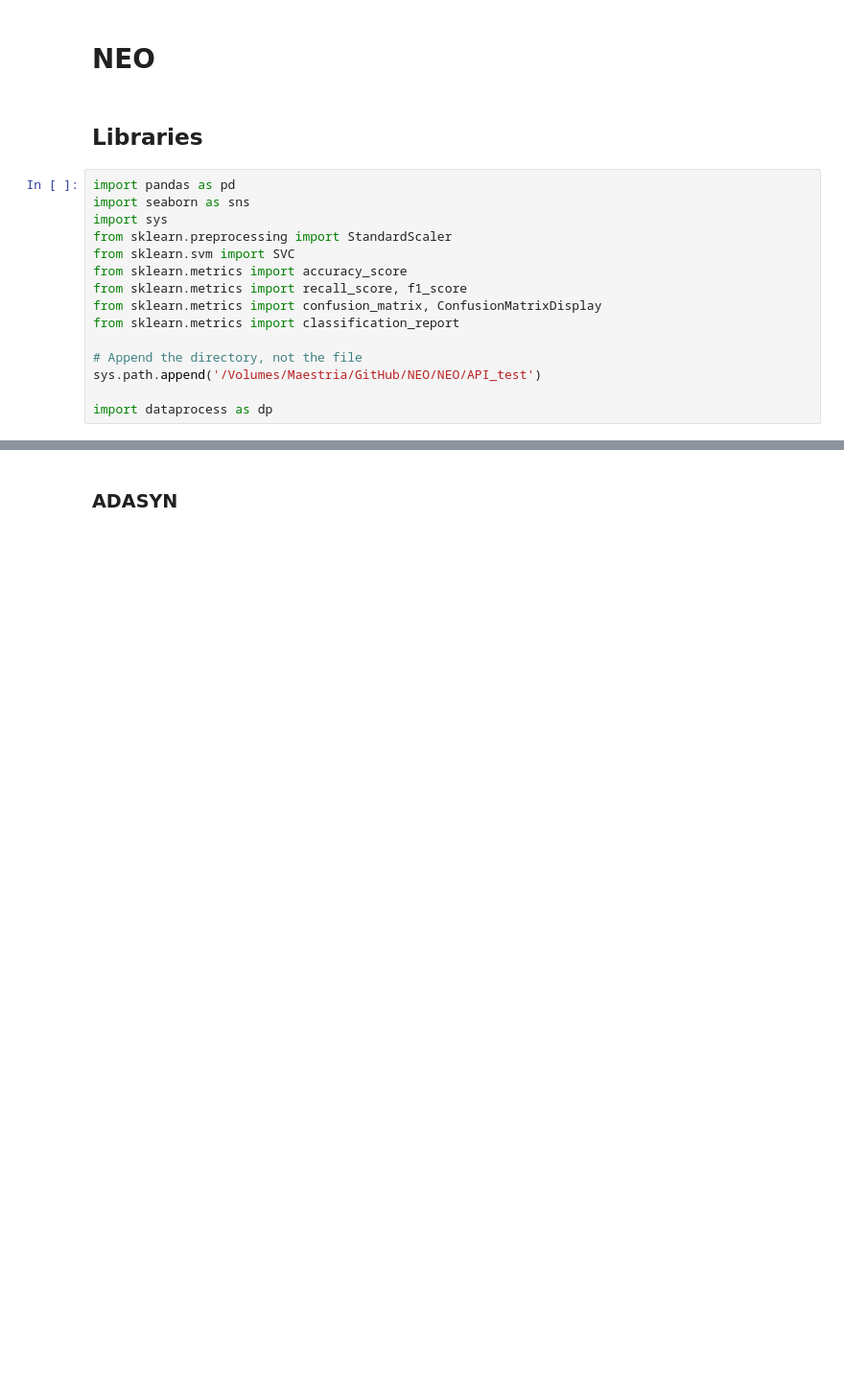
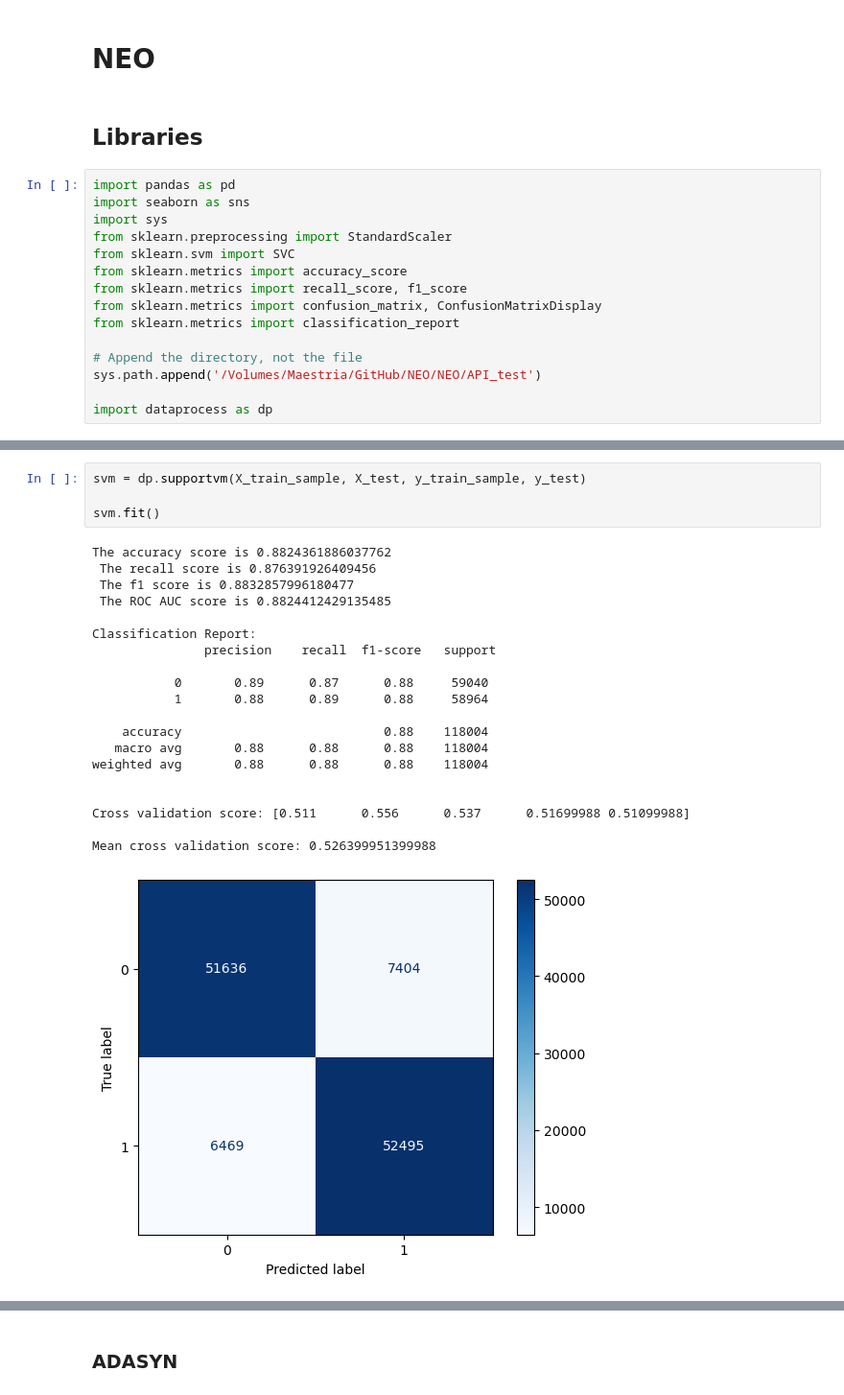
Before and after one commit to PBustamante65/NEO, a Jupyter notebook: API_test/NEOAPI.ipynb, the cells around one changed output, grey strips where cells are left out. Shown at 96% size. Saved outputs shown, nothing was run; the diff lists cells and outputs as text; blank space fills up the shorter version.

```diff
--- a/API_test/NEOAPI.ipynb
+++ b/API_test/NEOAPI.ipynb
@@ -97,0 +75,25 @@ Name: is_hazardous, dtype: float64
+# %%
+svm = dp.supportvm(X_train_sample, X_test, y_train_sample, y_test)
+
+svm.fit()
+# %% [output]
+The accuracy score is 0.8824361886037762
+ The recall score is 0.876391926409456
+ The f1 score is 0.8832857996180477
+ The ROC AUC score is 0.8824412429135485
+
+Classification Report:
+               precision    recall  f1-score   support
+
+           0       0.89      0.87      0.88     59040
+           1       0.88      0.89      0.88     58964
+
+    accuracy                           0.88    118004
+   macro avg       0.88      0.88      0.88    118004
+weighted avg       0.88      0.88      0.88    118004
+
+
+Cross validation score: [0.511      0.556      0.537      0.51699988 0.51099988]
+
+Mean cross validation score: 0.526399951399988
+[figure, added]
```
Also changed, not shown: parts of 311 cells of this notebook, 1 other file.
